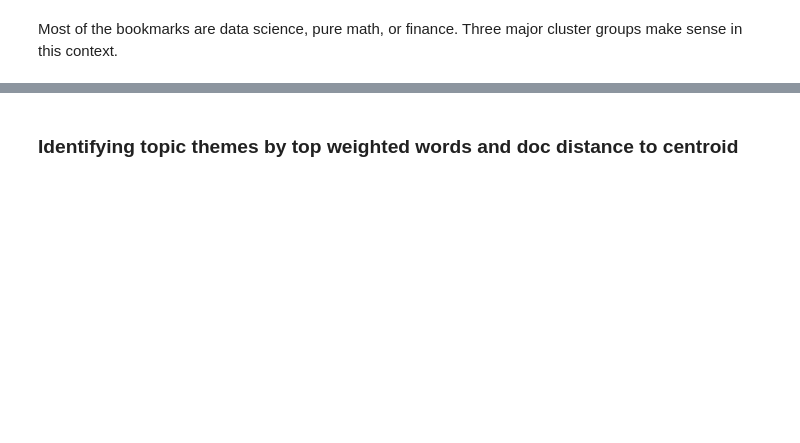
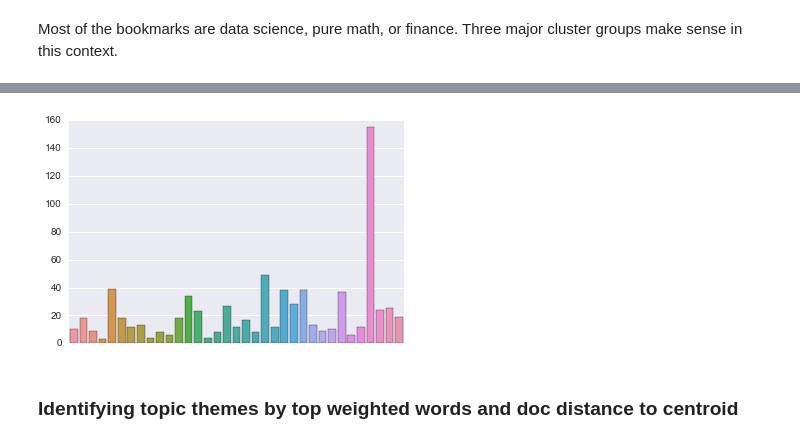
Before and after one commit to BryceLuna/Bookmarks-Clustering, a Jupyter notebook: Bookmark-Clustering.ipynb, the cells around one changed output, grey strips where cells are left out. Cells and saved outputs as stored; diff of their text form; code cells hidden in the pictures; blank space fills up the shorter version.

```diff
--- a/Bookmark-Clustering.ipynb
+++ b/Bookmark-Clustering.ipynb
@@ -48,0 +46,3 @@ k_lst
+# %%
+k_lst = [5, 25, 35, 45, 55]
+k_lst
@@ -82,5 +92,7 @@ plt_cluster_counts(25, models_dict)
 # %%
-plt_cluster_counts(45, models_dict, ticks=False)
+plt_cluster_counts(35, models_dict, ticks=False)
+# %% [output]
+[figure, added]
 # %% [markdown]
 ### Identifying topic themes by top weighted words and doc distance to centroid
 # %%
```
Also changed, not shown: parts of 33 cells of this notebook.
